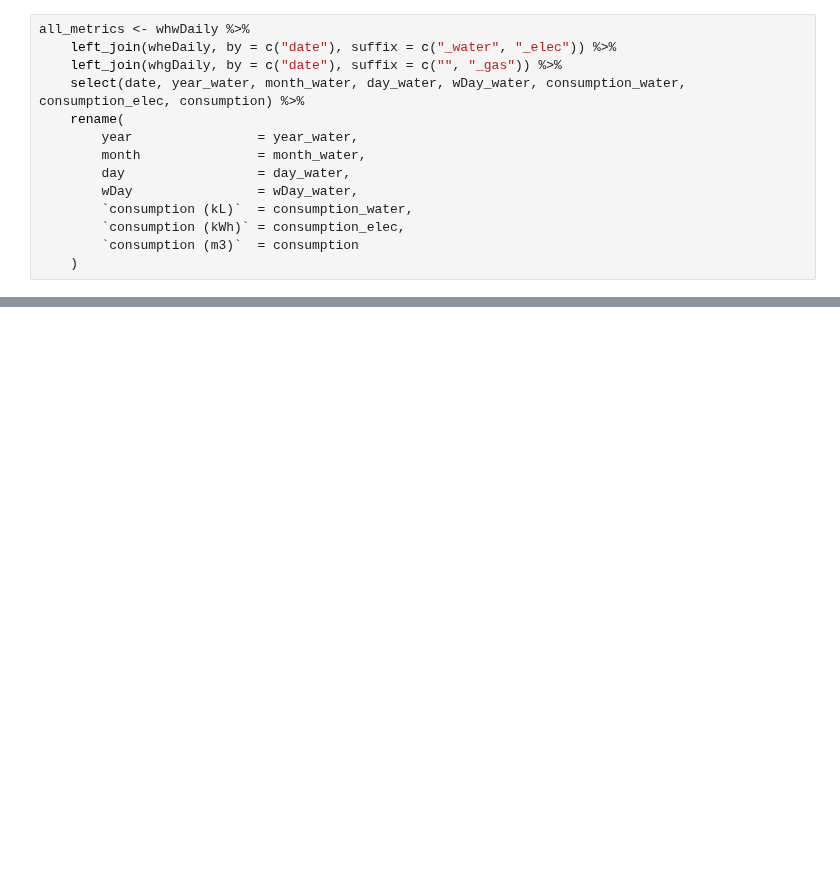
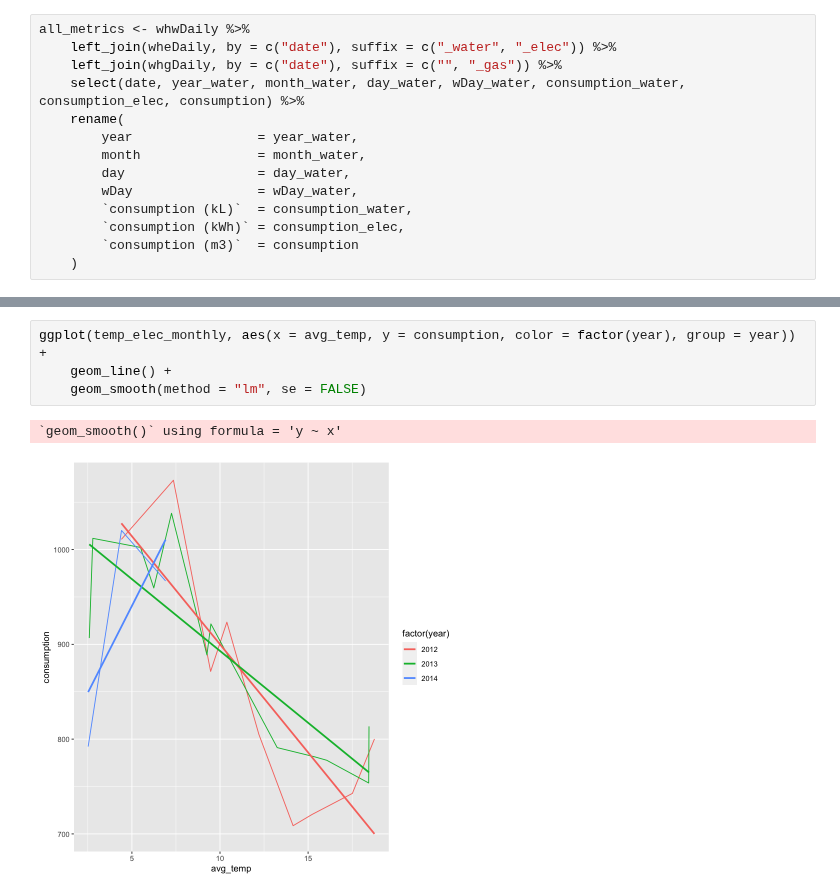
Before and after one commit to philippebarrette4/INF1430, a Jupyter notebook: scripts/GeneralAnalysis/all_consumption.ipynb, the cells around one changed output, grey strips where cells are left out. Saved outputs shown, nothing was run; the diff lists cells and outputs as text; blank space fills up the shorter version.

```diff
--- a/scripts/GeneralAnalysis/all_consumption.ipynb
+++ b/scripts/GeneralAnalysis/all_consumption.ipynb
@@ -83,0 +349,7 @@ print(cor_w_e)
+# %%
+ggplot(temp_elec_monthly, aes(x = avg_temp, y = consumption, color = factor(year), group = year)) +
+    geom_line() +
+    geom_smooth(method = "lm", se = FALSE)
+# %% [output]
+`geom_smooth()` using formula = 'y ~ x'
+[figure, added]
```
Also changed, not shown: parts of 13 cells of this notebook, 4 other files.
